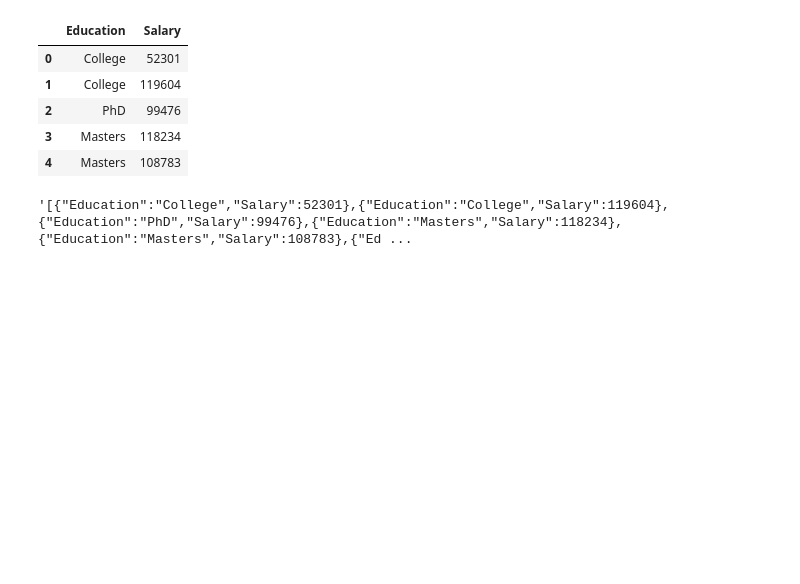
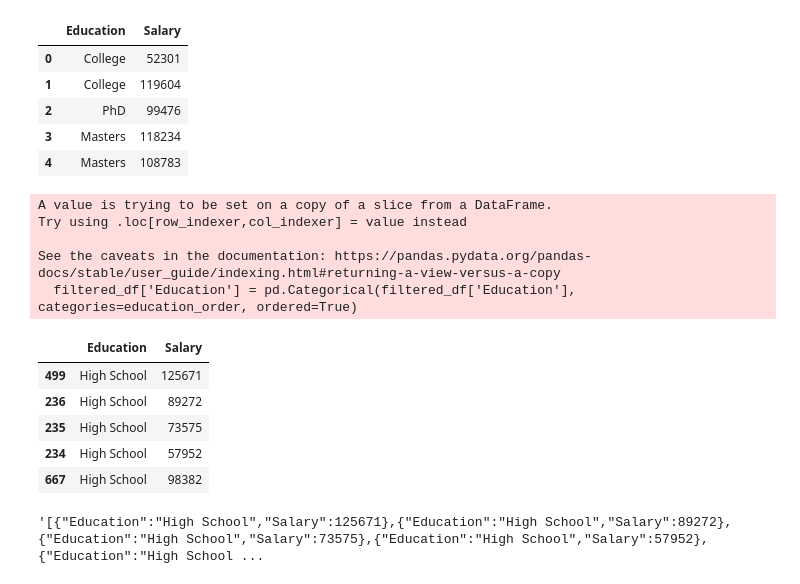
Before and after one commit to Matty-7/Stats401-FinalProject, a Jupyter notebook: RidgeLine/RidgeLine-DataPreprocessing.ipynb, the cells around one changed output. Drawn from its saved outputs; the diff is of its cells as text; code cells hidden in the pictures; blank space fills up the shorter version.

```diff
--- a/RidgeLine/RidgeLine-DataPreprocessing.ipynb
+++ b/RidgeLine/RidgeLine-DataPreprocessing.ipynb
@@ -143,4 +143,26 @@ filtered_df.head()
 | 2 | PhD | 99476 |
 | 3 | Masters | 118234 |
 | 4 | Masters | 108783 |
+# %%
+# Define the education order for sorting
+education_order = ["High School", "College", "Masters", "PhD"]
+
+# Sort the DataFrame according to the education order
+filtered_df['Education'] = pd.Categorical(filtered_df['Education'], categories=education_order, ordered=True)
+sorted_df = filtered_df.sort_values('Education')
+
+# Display the first few rows of the sorted DataFrame to verify
+sorted_df.head()
+# %% [output]
+A value is trying to be set on a copy of a slice from a DataFrame.
+Try using .loc[row_indexer,col_indexer] = value instead
+
+See the caveats in the documentation: https://pandas.pydata.org/pandas-docs/stable/user_guide/indexing.html#returning-a-view-versus-a-copy
+  filtered_df['Education'] = pd.Categorical(filtered_df['Education'], categories=education_order, ordered=True)
+|  | Education | Salary |
+| 499 | High School | 125671 |
+| 236 | High School | 89272 |
+| 235 | High School | 73575 |
+| 234 | High School | 57952 |
+| 667 | High School | 98382 |
 # %%
@@ -148,7 +170,7 @@ filtered_df.to_csv('Glassdoor_Gender_Pay_Gap_Processed.csv', index=False)
 # %%
 # Convert the filtered DataFrame to JSON format
 json_file_path = 'Filtered_Education_Salary.json'
-filtered_df.to_json(json_file_path, orient='records')
+sorted_df.to_json(json_file_path, orient='records')
 
 # Verify by reading the first few records from the saved JSON file
 with open(json_file_path, 'r') as f:
@@ -156,4 +178,4 @@ with open(json_file_path, 'r') as f:
 
 json_preview
 # %% [output]
-'[{"Education":"College","Salary":52301},{"Education":"College","Salary":119604},{"Education":"PhD","Salary":99476},{"Education":"Masters","Salary":118234},{"Education":"Masters","Salary":108783},{"Ed ...
+'[{"Education":"High School","Salary":125671},{"Education":"High School","Salary":89272},{"Education":"High School","Salary":73575},{"Education":"High School","Salary":57952},{"Education":"High School ...
```
Also changed, not shown: parts of 1 cell of this notebook, 7 other files.
